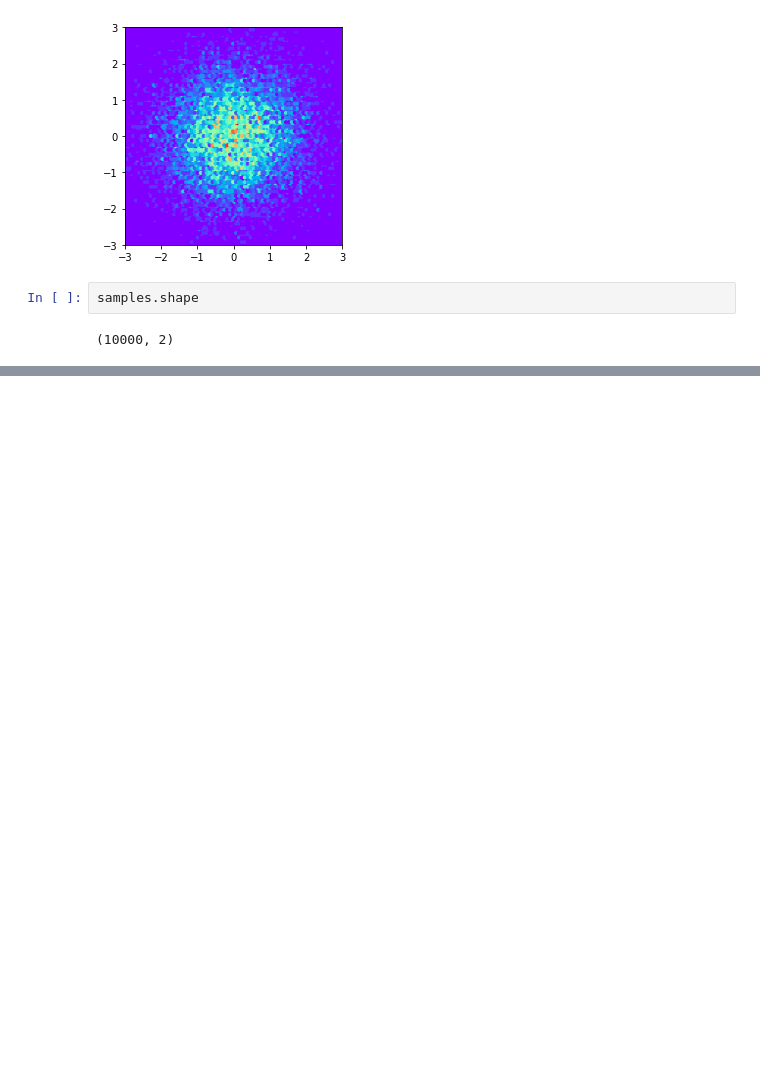
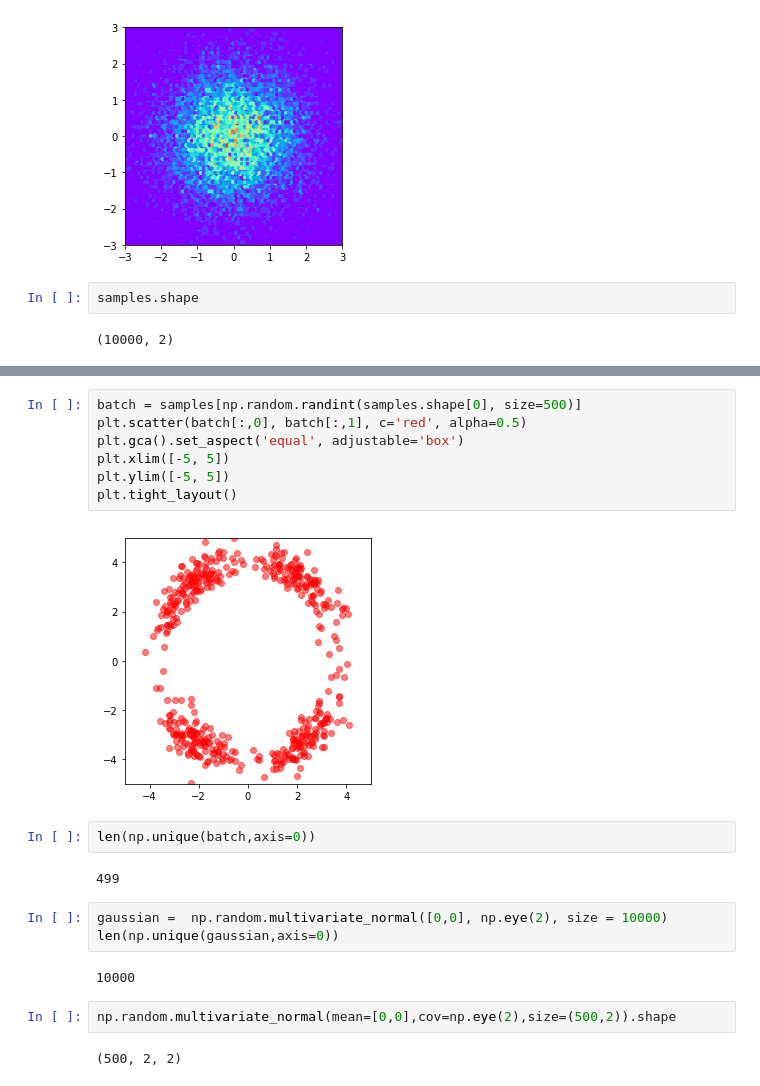
Before and after one commit to cotran2/bayesian_gans, a Jupyter notebook: codes/distributions/testing sampling.ipynb, the cells around one changed output, grey strips where cells are left out. Drawn from its saved outputs; the diff is of its cells as text; blank space fills up the shorter version.

```diff
--- a/codes/distributions/testing sampling.ipynb
+++ b/codes/distributions/testing sampling.ipynb
@@ -131,0 +212,22 @@ samples.shape
+# %%
+batch = samples[np.random.randint(samples.shape[0], size=500)]
+plt.scatter(batch[:,0], batch[:,1], c='red', alpha=0.5)
+plt.gca().set_aspect('equal', adjustable='box')
+plt.xlim([-5, 5])
+plt.ylim([-5, 5])
+plt.tight_layout()
+# %% [output]
+[figure, added]
+# %%
+len(np.unique(batch,axis=0))
+# %% [output]
+499
+# %%
+gaussian =  np.random.multivariate_normal([0,0], np.eye(2), size = 10000)
+len(np.unique(gaussian,axis=0))
+# %% [output]
+10000
+# %%
+np.random.multivariate_normal(mean=[0,0],cov=np.eye(2),size=(500,2)).shape
+# %% [output]
+(500, 2, 2)
```
Also changed, not shown: parts of 8 cells of this notebook, 2 other files.
